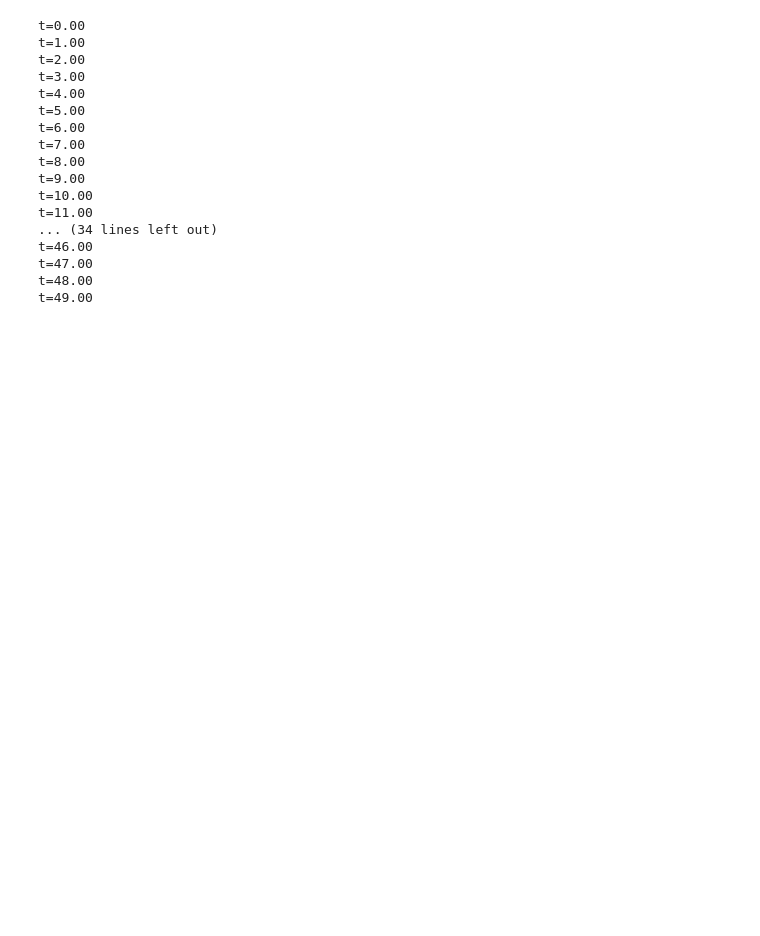
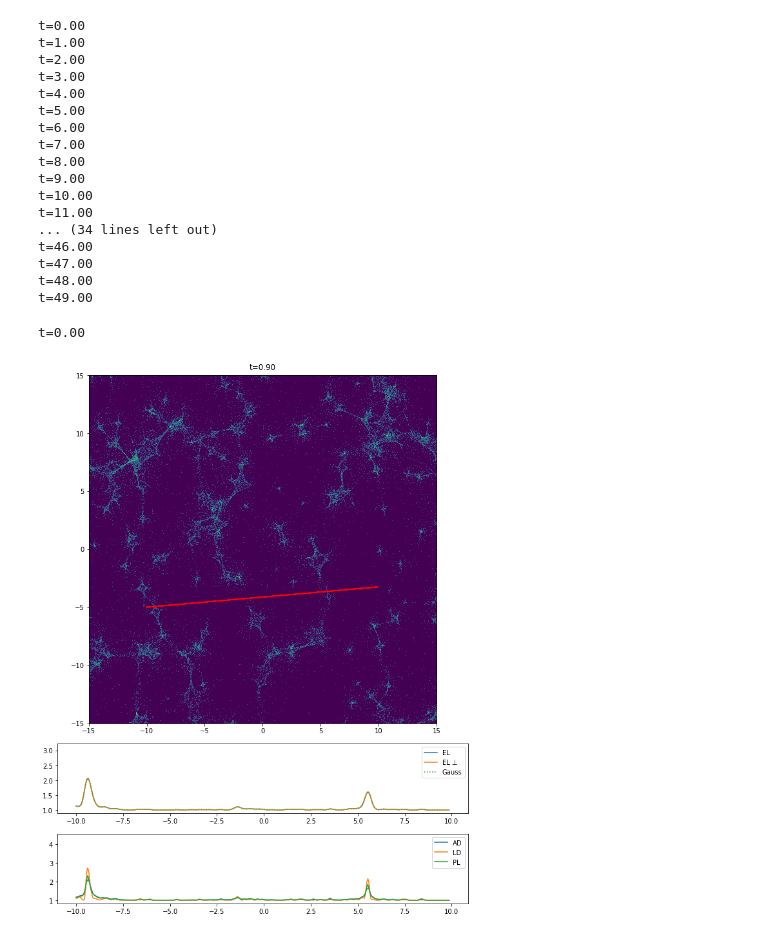
Before and after one commit to sliusar/microlensing, a Jupyter notebook: plotting.ipynb, the cells around one changed output. Drawn from its saved outputs; the diff is of its cells as text; code cells hidden in the pictures; blank space fills up the shorter version.

```diff
--- a/plotting.ipynb
+++ b/plotting.ipynb
@@ -464,3 +456,56 @@ t=46.00
 t=47.00
 t=48.00
 t=49.00
+# %%
+import numpy as np
+import matplotlib.pyplot as plt
+import matplotlib.animation as animation
+
+fig, (ax1, ax2, ax3) = plt.subplots(3, 1, figsize=(10, 12), gridspec_kw={'height_ratios': [10, 2, 2]})
+fig.tight_layout()
+fig.subplots_adjust(left=0.09, top=0.98)
+
+iterations = np.arange(0, 1, 0.1)
+directory='reference'
+
+ims = []
+max_ampl = []
+s_max = 0
+for t in iterations:
+    if 10 * t % 10 == 0:
+        print("t=%.2f" % t)
+    filename1 = "output/%s/image_%.2f.dat" % (directory, t)
+    filename2 = "output/%s/lc_%.2f.dat" % (directory, t)
+    img, extent = get_image_data(filename1, logscale=True)
+    lc = get_lc_data(filename2)
+    title = ax1.text(0.5, 1.01, "t=%.2f" % t, ha="center",va="bottom", transform=ax1.transAxes, fontsize="large")
+    line1 = ax1.imshow(img, interpolation='none', extent=extent, origin='lower')
+    ax1.plot(lc['y1'], lc['y2'], color='red')
+
+    line2, = ax2.plot(lc['y1'], lc['a_el'],      '-', color=colors[0], label='EL' if t == 0 else None)
+    line3, = ax2.plot(lc['y1'], lc['a_el_orth'], '-', color=colors[1], label='EL ⊥' if t == 0 else None)
+    line4, = ax2.plot(lc['y1'], lc['a_gs'],      linestyle='dotted', color=colors[2], label='Gauss' if t == 0 else None)
+
+    line5, = ax3.plot(lc['y1'], lc['a_ad'],     '-', color=colors[0], label='AD' if t == 0 else None)
+    line6, = ax3.plot(lc['y1'], lc['a_ld'],     '-', color=colors[1], label='LD' if t == 0 else None)
+    line7, = ax3.plot(lc['y1'], lc['a_pl'],     '-', color=colors[2], label='PL' if t == 0 else None)
+
+    _m = max([max(lc[i]) for i in ['a_ad', 'a_gs', 'a_ld', 'a_pl', 'a_el', 'a_el_orth']])
+    s_max = _m if _m > s_max else s_max
+
+    ims.append([line1, line2, line3, line4, line5, line6, line7, title])
+
+ax2.legend(loc='upper right')
+ax3.legend(loc='upper right')
+#for l in ims:
+#    _l1, _l3, _l6, _l7, _t = l
+#    #_l1, _l2, _l3, _l4, _l5, _l6, _l7, _t = l
+#    #_l2.axes.set_ylim([0, 1.05 * s_max])
+
+ani = animation.ArtistAnimation(fig, ims, interval=200, blit=True, repeat=False)
+ani.save('images/dynamic_images_all.mp4')
+plt.show()
+plt.close()
+# %% [output]
+t=0.00
+[figure, added]
```
Also changed, not shown: parts of 5 cells of this notebook, 8 other files.
